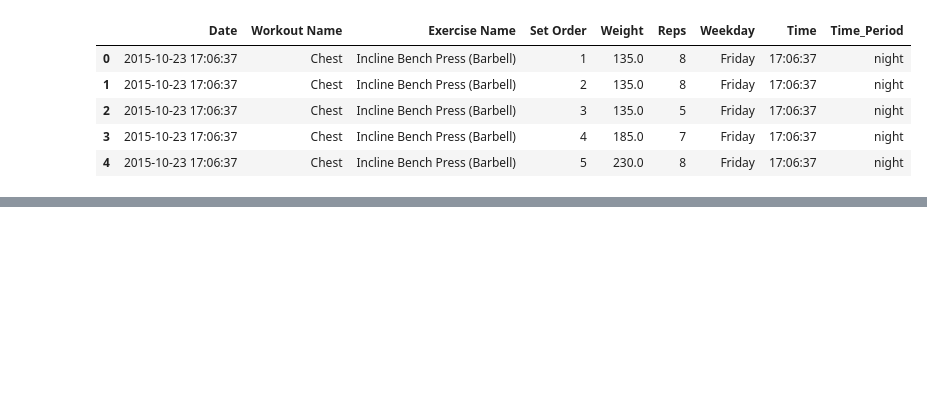
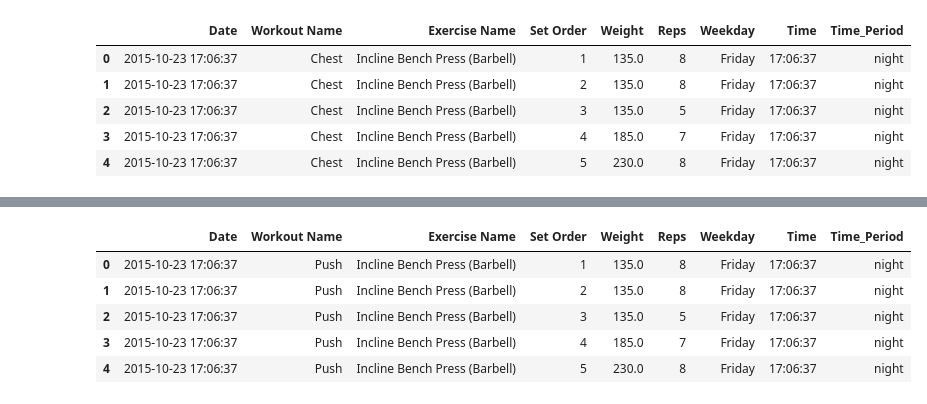
Before and after one commit to aidanberry12/Weight_Training_Exploratory_Analysis, a Jupyter notebook: Weight_Training_Analysis_Notebook.ipynb, the cells around one changed output, grey strips where cells are left out. Saved outputs shown, nothing was run; the diff lists cells and outputs as text; code cells hidden in the pictures; blank space fills up the shorter version.

```diff
--- a/Weight_Training_Analysis_Notebook.ipynb
+++ b/Weight_Training_Analysis_Notebook.ipynb
@@ -117,0 +173,9 @@ df.head()
+# %%
+df.head()
+# %% [output]
+|  | Date | Workout Name | Exercise Name | Set Order | Weight | Reps | Weekday | Time | Time_Period |
+| 0 | 2015-10-23 17:06:37 | Push | Incline Bench Press (Barbell) | 1 | 135.0 | 8 | Friday | 17:06:37 | night |
+| 1 | 2015-10-23 17:06:37 | Push | Incline Bench Press (Barbell) | 2 | 135.0 | 8 | Friday | 17:06:37 | night |
+| 2 | 2015-10-23 17:06:37 | Push | Incline Bench Press (Barbell) | 3 | 135.0 | 5 | Friday | 17:06:37 | night |
+| 3 | 2015-10-23 17:06:37 | Push | Incline Bench Press (Barbell) | 4 | 185.0 | 7 | Friday | 17:06:37 | night |
+| 4 | 2015-10-23 17:06:37 | Push | Incline Bench Press (Barbell) | 5 | 230.0 | 8 | Friday | 17:06:37 | night |
```
Also changed, not shown: parts of 20 cells of this notebook.
